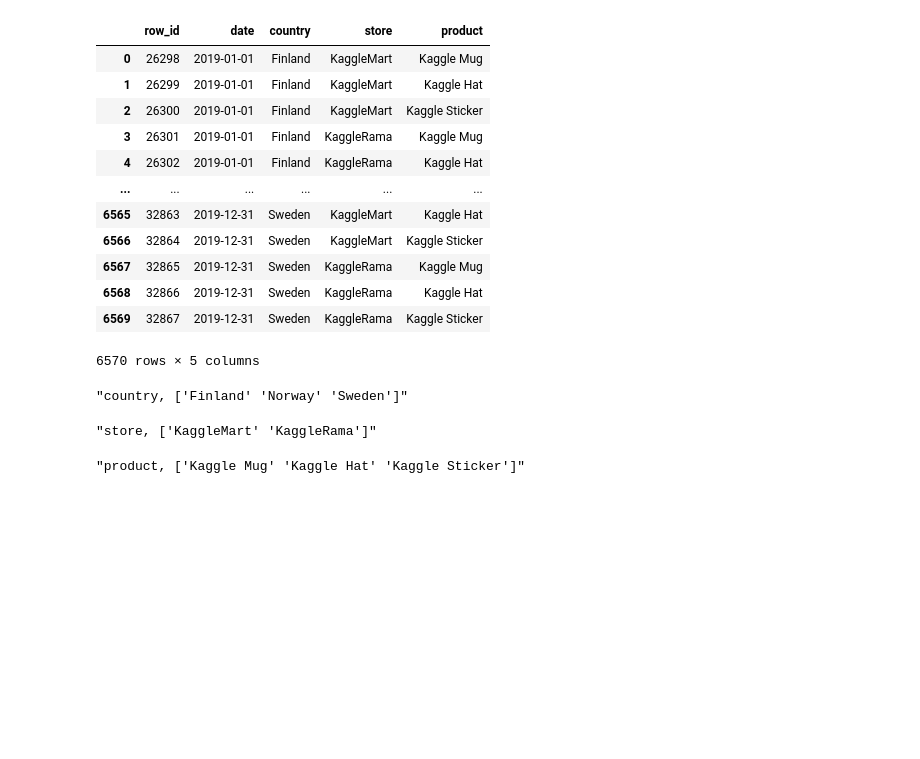
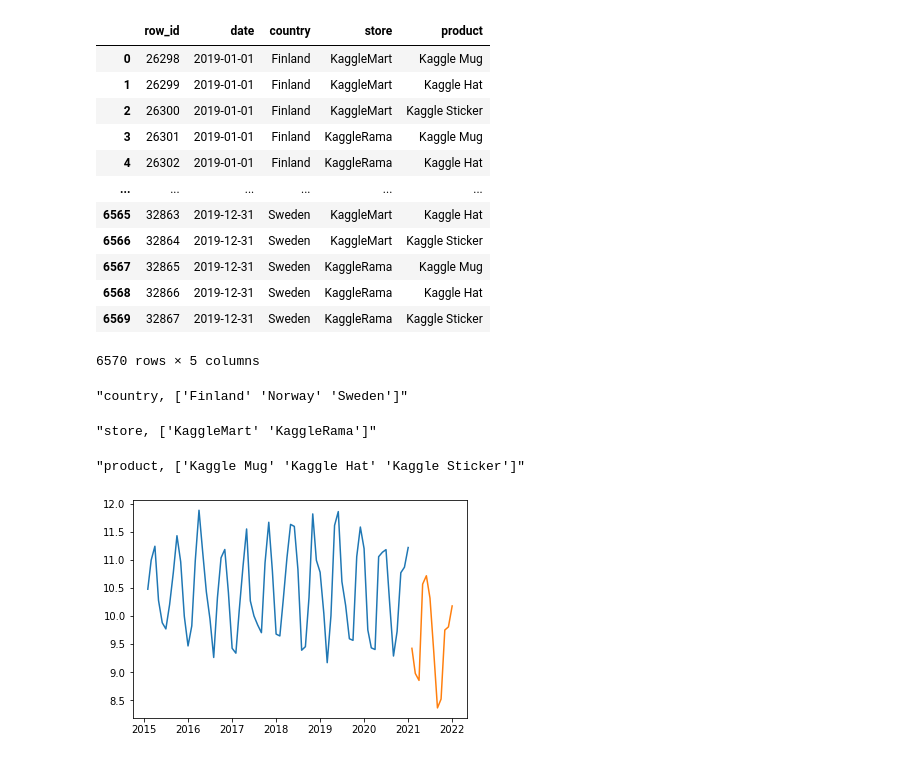
Before and after one commit to maulberto3/Kaggle_magic, a Jupyter notebook: simple-statsmodels-estimation.ipynb, the cells around one changed output. Cells and saved outputs as stored; diff of their text form; code cells hidden in the pictures; blank space fills up the shorter version.

Commit message:
Kaggle Notebook | Simple Statsmodels STL Forecast | Version 2

```diff
--- a/simple-statsmodels-estimation.ipynb
+++ b/simple-statsmodels-estimation.ipynb
@@ -83,3 +103,21 @@ for cat in train['country'].unique():
         for cat__ in train['product'].unique():
             mask = (train['country']==cat) & (train['store']==cat_) & (train['product']==cat__)
             dfs[cat+cat_+cat__] = train[mask]
+# %%
+from statsmodels.tsa.api import STLForecast
+from statsmodels.tsa.arima.model import ARIMA
+from math import sin
+from random import random
+import matplotlib.pyplot as plt
+
+num = 12*6
+idx =pd.date_range(start='1-1-2015', freq='M', periods=num)
+temp = pd.Series([sin(x)+random()+10 for x in range(num)], index=idx)
+res = STLForecast(temp, ARIMA, model_kwargs={'order': (1,2,0)}, robust=True).fit()
+forec = res.forecast(12)
+
+fig, ax = plt.subplots()
+_ = ax.plot(temp)
+_ = ax.plot(forec)
+# %% [output]
+[figure, added]
```
Also changed, not shown: parts of 6 cells of this notebook.
